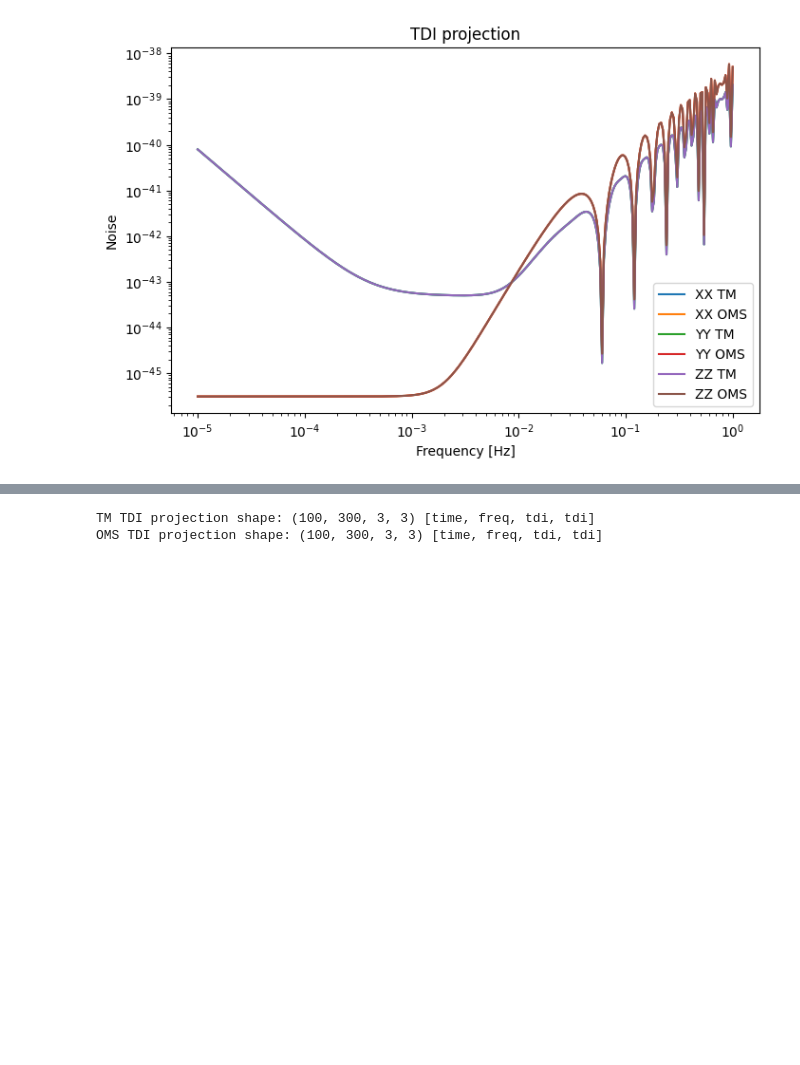
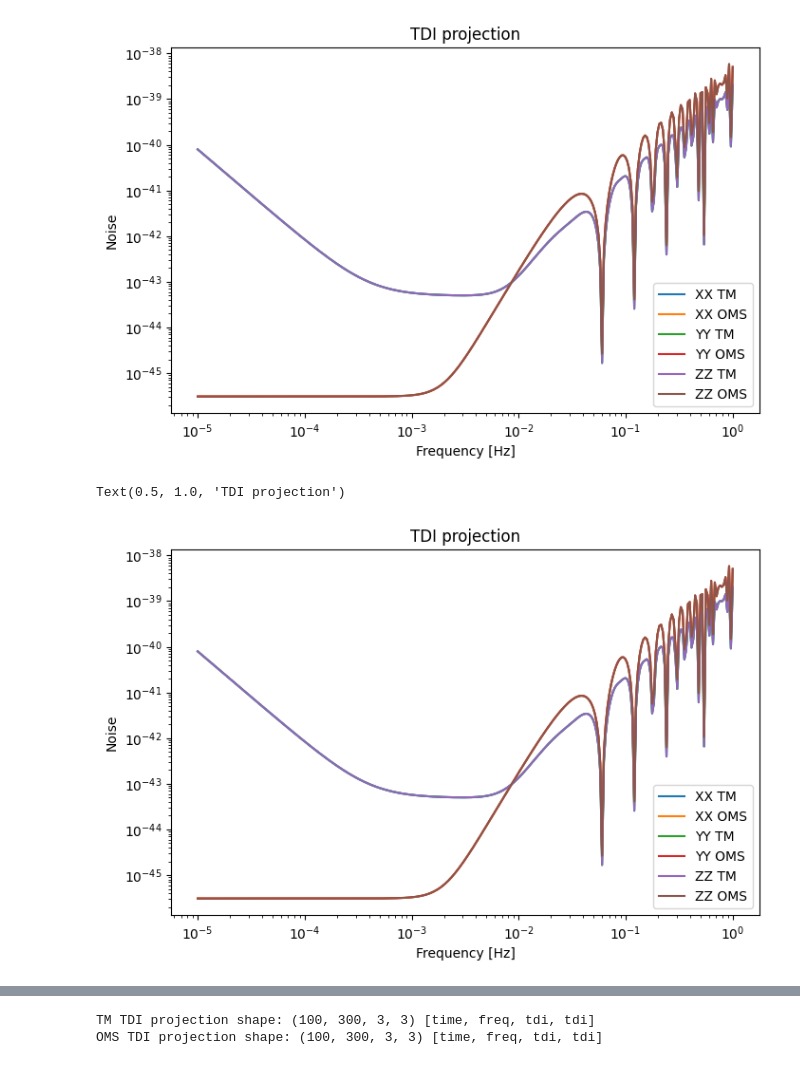
Before and after one commit to Mauropieroni/GW_response, a Jupyter notebook: tutorial.ipynb, the cells around one changed output, grey strips where cells are left out. Cells and saved outputs as stored; diff of their text form; code cells hidden in the pictures; blank space fills up the shorter version.

Commit message:
Added AE_zeta and AE_Sagnac_zeta (#23)
* Added AE_zeta and AE_Sagnac_zeta

* Added TDI_labels + fixed tutorial

* Minor modification in tutorial

```diff
--- a/tutorial.ipynb
+++ b/tutorial.ipynb
@@ -449,10 +436,15 @@ print("OMS parameters:", OMS_params)
 Single link OMS noise matrix shape: (1, 300, 6, 6) [time, freq, arms, arms]
 OMS parameters: [[1. 1. 1. 1. 1. 1.]]
 [figure]
+# %%
+# TDI Projections (default is the XYZ basis, change the number for the others)
+# Possile choices are XYZ, AET, Sagnac, AET_Sagnac, AE_zeta, AE_Sagnac_zeta
+TDI_combination = 'XYZ'
+TDI_idx = gwr.TDI_map[TDI_combination]
 # %%
-# TDI Projections
+# Build the TDI Projections (default is the XYZ basis, change the number for the others)
 TM_tdi_projection = gwr.tdi_projection(
-    TDI_idx=0,  # 0 = XTZ, 1 = AET, 2 = Sagnac, 3 = AET_Sagnac etc.
+    TDI_idx=TDI_idx,
     single_link_mat=tm_noise_single_link,
     arms_matrix_rescaled=lisa.detector_arms(time_in_years=time_in_years)
     / lisa.armlength,
@@ -466,7 +458,7 @@ print(
 if GENERATE_TEST_DATA:
     np.save("testing/test_data/tm_tdi_projection.npy", np.array(TM_tdi_projection))
 OMS_tdi_projection = gwr.tdi_projection(
-    TDI_idx=0,  # 0 = XTZ, 1 = AET, 2 = Sagnac, 3 = AET_Sagnac etc.
+    TDI_idx=TDI_idx,
     single_link_mat=oms_noise_single_link,
     arms_matrix_rescaled=lisa.detector_arms(time_in_years=time_in_years)
     / lisa.armlength,
@@ -481,10 +473,11 @@ if GENERATE_TEST_DATA:
     np.save("testing/test_data/oms_tdi_projection.npy", np.array(OMS_tdi_projection))
 
 fig = plt.figure(figsize=(8, 5))
-labels = ["XX", "YY", "ZZ"]
+
 for i in range(3):
-    plt.loglog(freqs, TM_tdi_projection[0, :, i, i], label=labels[i] + " TM")
-    plt.loglog(freqs, OMS_tdi_projection[0, :, i, i], label=labels[i] + " OMS")
+    plt.loglog(freqs, TM_tdi_projection[0, :, i, i], label=gwr.TDI_labels[TDI_combination][i] + " TM")
+    plt.loglog(freqs, OMS_tdi_projection[0, :, i, i], label=gwr.TDI_labels[TDI_combination][i] + " OMS")
+
 plt.legend()
 plt.xlabel("Frequency [Hz]")
 plt.ylabel("Noise")
@@ -494,3 +487,40 @@ TM TDI projection shape: (100, 300, 3, 3) [time, freq, tdi, tdi]
 OMS TDI projection shape: (100, 300, 3, 3) [time, freq, tdi, tdi]
 Text(0.5, 1.0, 'TDI projection')
 [figure]
+# %%
+# The content of previous cell can be achieved in one step
+# (without previously defining the single link noise) with the following
+
+TM_tdi_matrix = gwr.noise_TM_matrix(
+    TDI_idx=TDI_idx,
+    frequency=freqs,
+    TM_acceleration_parameters=TM_params,
+    arms_matrix_rescaled=lisa.detector_arms(time_in_years=time_in_years)
+    / lisa.armlength,
+    x_vector=lisa.x(freqs),
+)
+OMS_tdi_matrix = gwr.noise_OMS_matrix(
+    TDI_idx=TDI_idx,
+    frequency=freqs,
+    OMS_parameters=OMS_params,
+    arms_matrix_rescaled=lisa.detector_arms(time_in_years=time_in_years)
+    / lisa.armlength,
+    x_vector=lisa.x(freqs),
+)
+if GENERATE_TEST_DATA:
+    np.save("testing/test_data/tm_tdi_matrix.npy", np.array(TM_tdi_matrix))
+if GENERATE_TEST_DATA:
+    np.save("testing/test_data/oms_tdi_matrix.npy", np.array(OMS_tdi_matrix))
+
+fig = plt.figure(figsize=(8, 5))
+labels = ["XX", "YY", "ZZ"]
+for i in range(3):
+    plt.loglog(freqs, TM_tdi_matrix[0, :, i, i], label=gwr.TDI_labels[TDI_combination][i] + " TM")
+    plt.loglog(freqs, OMS_tdi_matrix[0, :, i, i], label=gwr.TDI_labels[TDI_combination][i] + " OMS")
+plt.legend()
+plt.xlabel("Frequency [Hz]")
+plt.ylabel("Noise")
+plt.title("TDI projection")
+# %% [output]
+Text(0.5, 1.0, 'TDI projection')
+[figure, added]
```
Also changed, not shown: parts of 19 cells of this notebook, 12 other files.
